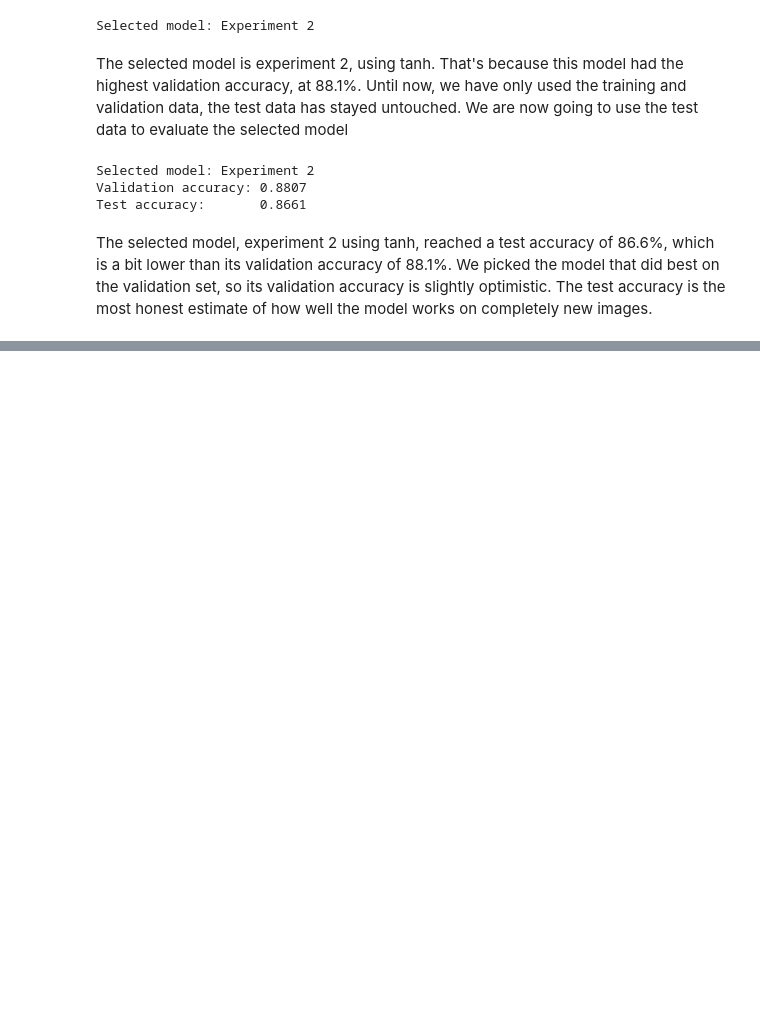
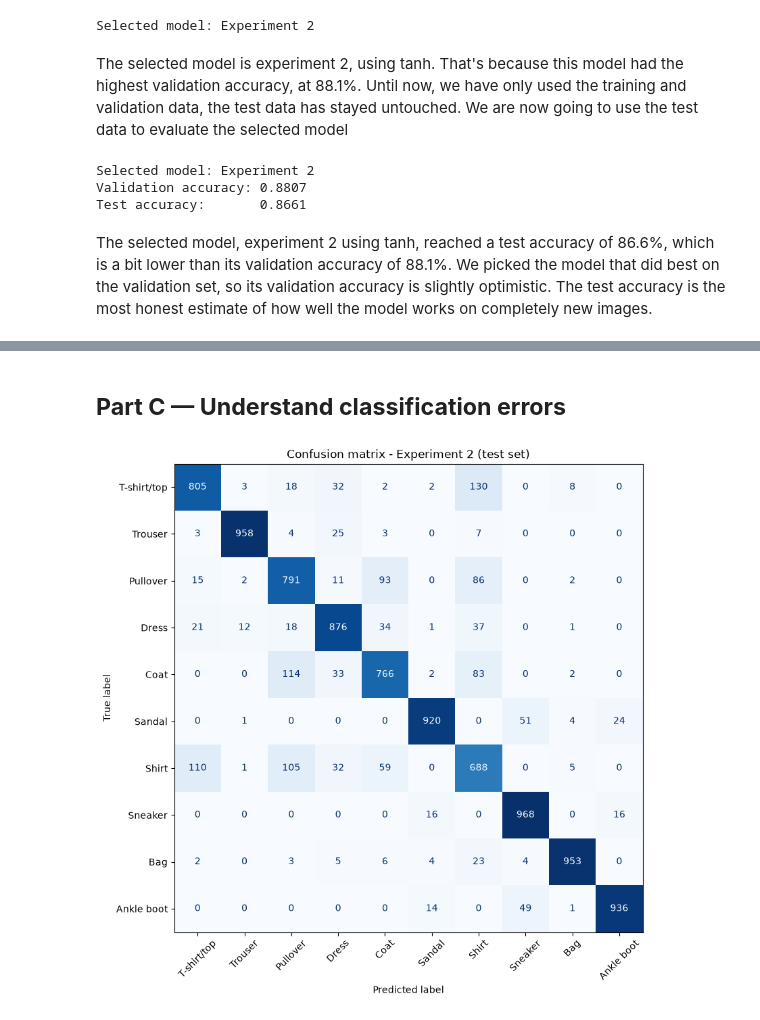
Before and after one commit to Davidjo0/ML-Assignment-3, a Jupyter notebook: Assignment3.ipynb, the cells around one changed output, grey strips where cells are left out. Cells and saved outputs as stored; diff of their text form; code cells hidden in the pictures; blank space fills up the shorter version.

Commit message:
Part B complete

```diff
--- a/Assignment3.ipynb
+++ b/Assignment3.ipynb
@@ -255,0 +297,22 @@ The selected model, experiment 2 using tanh, reached a test accuracy of 86.6%, w
+# %% [markdown]
+## **Part C — Understand classification errors**
+# %%
+import numpy as np
+import matplotlib.pyplot as plt
+from sklearn.metrics import confusion_matrix, ConfusionMatrixDisplay
+
+class_names = ["T-shirt/top", "Trouser", "Pullover", "Dress", "Coat",
+               "Sandal", "Shirt", "Sneaker", "Bag", "Ankle boot"]
+
+probabilities = best_model.predict(X_test, verbose=0)
+y_pred = np.argmax(probabilities, axis=1)
+
+cm = confusion_matrix(y_test, y_pred)
+
+fig, ax = plt.subplots(figsize=(9, 9))
+ConfusionMatrixDisplay(cm, display_labels=class_names).plot(
+    ax=ax, cmap="Blues", xticks_rotation=45, colorbar=False)
+ax.set_title(f"Confusion matrix - {best_name} (test set)")
+plt.show()
+# %% [output]
+[figure, added]
```
Also changed, not shown: parts of 5 cells of this notebook, 1 other file.
